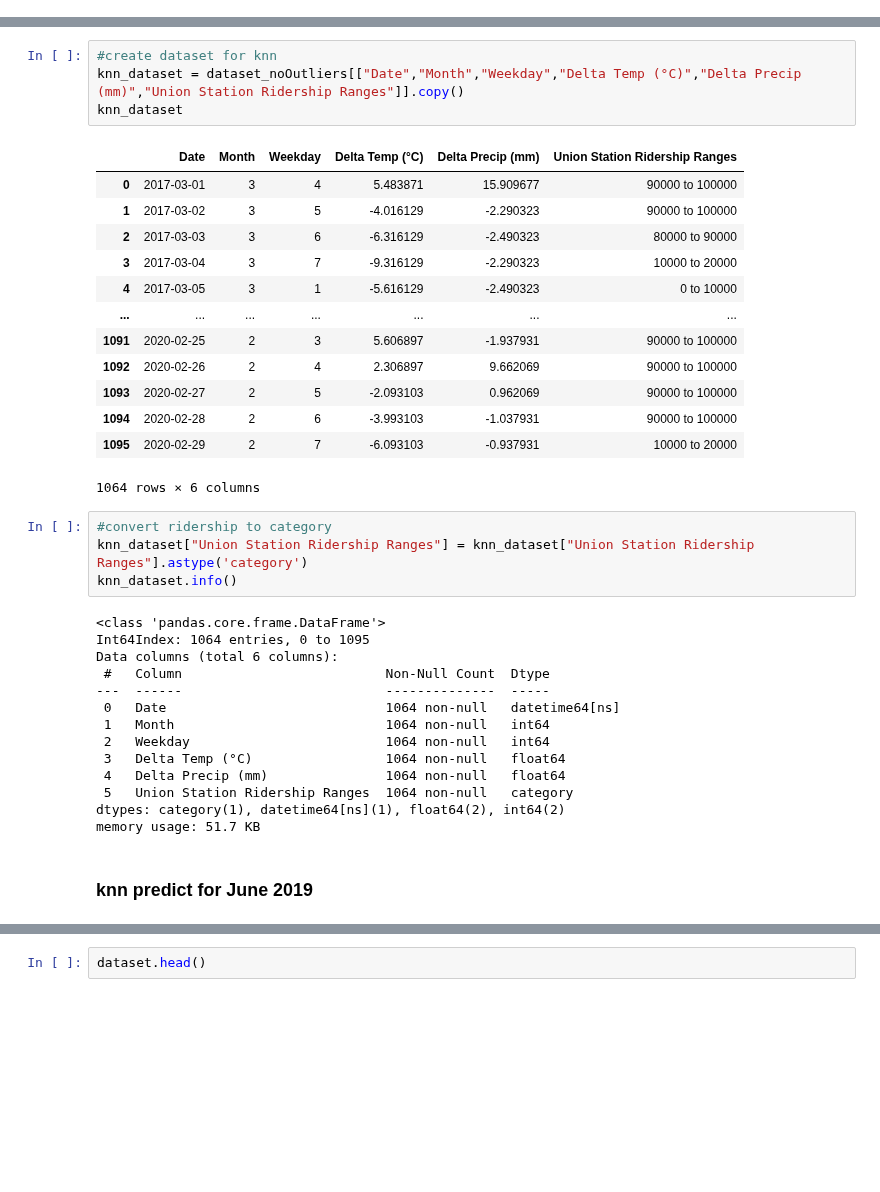
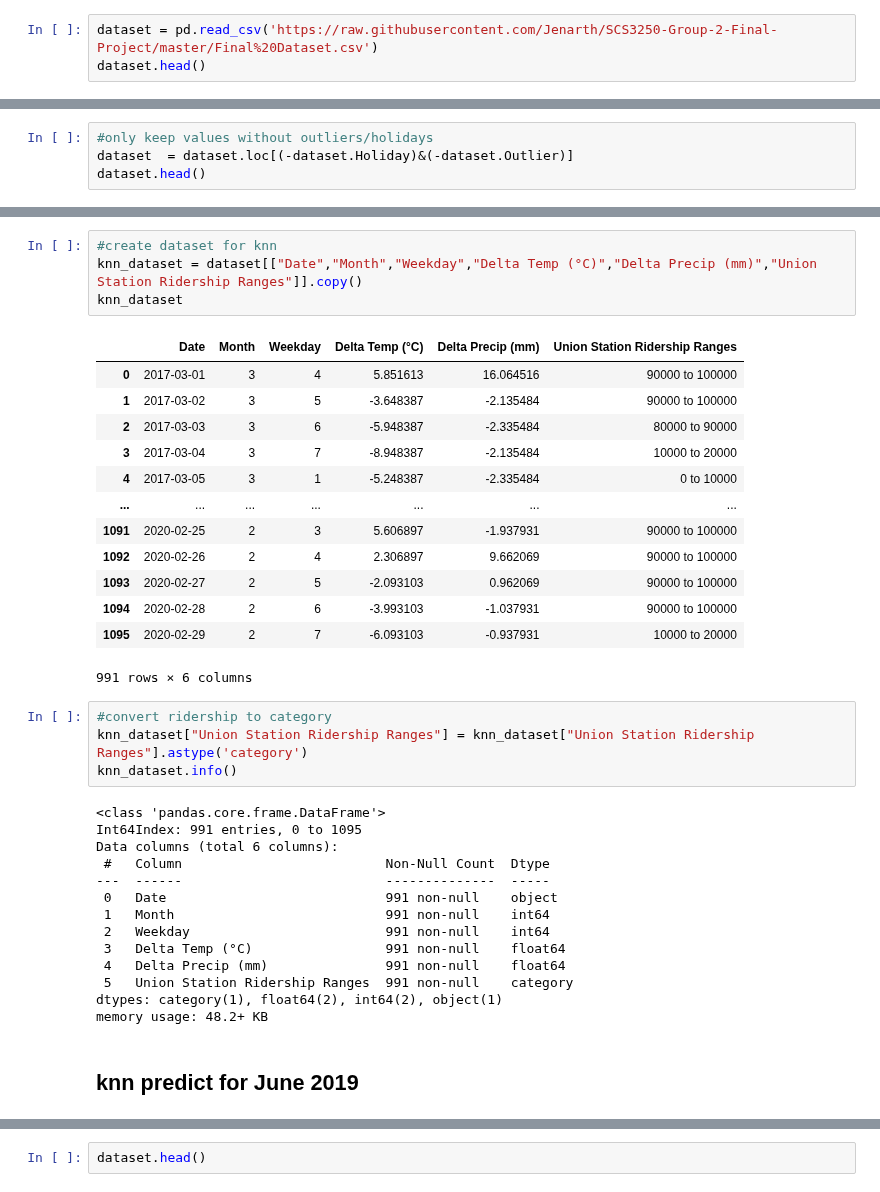
Before and after one commit to VernonNaidoo-Toronto/SCS3250-Group-2-Final-Project, a Jupyter notebook: MS_Final_Dataset_10thApril.ipynb, the cells around one changed output, grey strips where cells are left out. Drawn from its saved outputs; the diff is of its cells as text; blank space fills up the shorter version.

```diff
--- a/MS_Final_Dataset_10thApril.ipynb
+++ b/MS_Final_Dataset_10thApril.ipynb
@@ -163,0 +16,3 @@ dataset.to_csv("Final Dataset.csv", index=False)
+# %%
+dataset = pd.read_csv('https://raw.githubusercontent.com/Jenarth/SCS3250-Group-2-Final-Project/master/Final%20Dataset.csv')
+dataset.head()
@@ -163,0 +34,4 @@ dataset.to_csv("Final Dataset.csv", index=False)
+# %%
+#only keep values without outliers/holidays
+dataset  = dataset.loc[(-dataset.Holiday)&(-dataset.Outlier)]
+dataset.head()
@@ -254,40 +163,40 @@ dataset_noOutliers  = dataset.loc[dataset["Holiday"]==False]
 # %%
 #create dataset for knn
-knn_dataset = dataset_noOutliers[["Date","Month","Weekday","Delta Temp (°C)","Delta Precip (mm)","Union Station Ridership Ranges"]].copy()
+knn_dataset = dataset[["Date","Month","Weekday","Delta Temp (°C)","Delta Precip (mm)","Union Station Ridership Ranges"]].copy()
 knn_dataset
 # %% [output]
 |  | Date | Month | Weekday | Delta Temp (°C) | Delta Precip (mm) | Union Station Ridership Ranges |
-| 0 | 2017-03-01 | 3 | 4 | 5.483871 | 15.909677 | 90000 to 100000 |
-| 1 | 2017-03-02 | 3 | 5 | -4.016129 | -2.290323 | 90000 to 100000 |
-| 2 | 2017-03-03 | 3 | 6 | -6.316129 | -2.490323 | 80000 to 90000 |
-| 3 | 2017-03-04 | 3 | 7 | -9.316129 | -2.290323 | 10000 to 20000 |
-| 4 | 2017-03-05 | 3 | 1 | -5.616129 | -2.490323 | 0 to 10000 |
+| 0 | 2017-03-01 | 3 | 4 | 5.851613 | 16.064516 | 90000 to 100000 |
+| 1 | 2017-03-02 | 3 | 5 | -3.648387 | -2.135484 | 90000 to 100000 |
+| 2 | 2017-03-03 | 3 | 6 | -5.948387 | -2.335484 | 80000 to 90000 |
+| 3 | 2017-03-04 | 3 | 7 | -8.948387 | -2.135484 | 10000 to 20000 |
+| 4 | 2017-03-05 | 3 | 1 | -5.248387 | -2.335484 | 0 to 10000 |
 | ... | ... | ... | ... | ... | ... | ... |
 | 1091 | 2020-02-25 | 2 | 3 | 5.606897 | -1.937931 | 90000 to 100000 |
 | 1092 | 2020-02-26 | 2 | 4 | 2.306897 | 9.662069 | 90000 to 100000 |
 | 1093 | 2020-02-27 | 2 | 5 | -2.093103 | 0.962069 | 90000 to 100000 |
 | 1094 | 2020-02-28 | 2 | 6 | -3.993103 | -1.037931 | 90000 to 100000 |
 | 1095 | 2020-02-29 | 2 | 7 | -6.093103 | -0.937931 | 10000 to 20000 |
-1064 rows × 6 columns
+991 rows × 6 columns
 # %%
 #convert ridership to category
 knn_dataset["Union Station Ridership Ranges"] = knn_dataset["Union Station Ridership Ranges"].astype('category')
 knn_dataset.info()
 # %% [output]
 <class 'pandas.core.frame.DataFrame'>
-Int64Index: 1064 entries, 0 to 1095
+Int64Index: 991 entries, 0 to 1095
 Data columns (total 6 columns):
  #   Column                          Non-Null Count  Dtype
 ---  ------                          --------------  -----
- 0   Date                            1064 non-null   datetime64[ns]
- 1   Month                           1064 non-null   int64
- 2   Weekday                         1064 non-null   int64
- 3   Delta Temp (°C)                 1064 non-null   float64
- 4   Delta Precip (mm)               1064 non-null   float64
- 5   Union Station Ridership Ranges  1064 non-null   category
-dtypes: category(1), datetime64[ns](1), float64(2), int64(2)
-memory usage: 51.7 KB
+ 0   Date                            991 non-null    object
+ 1   Month                           991 non-null    int64
+ 2   Weekday                         991 non-null    int64
+ 3   Delta Temp (°C)                 991 non-null    float64
+ 4   Delta Precip (mm)               991 non-null    float64
+ 5   Union Station Ridership Ranges  991 non-null    category
+dtypes: category(1), float64(2), int64(2), object(1)
+memory usage: 48.2+ KB
 # %% [markdown]
-### knn predict for June 2019
+## knn predict for June 2019
 # %%
 X = knn_dataset[["Date","Month","Weekday","Delta Temp (°C)","Delta Precip (mm)"]]
```
Also changed, not shown: parts of 69 cells of this notebook.
